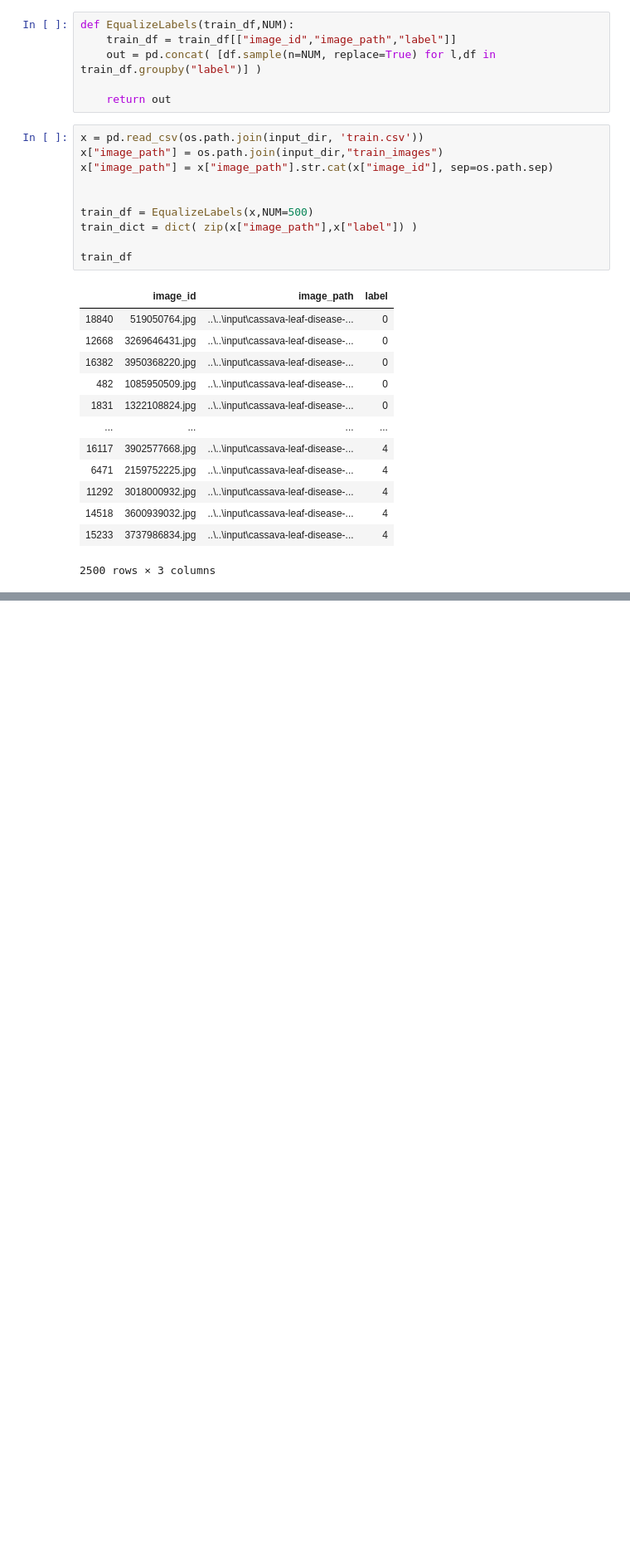
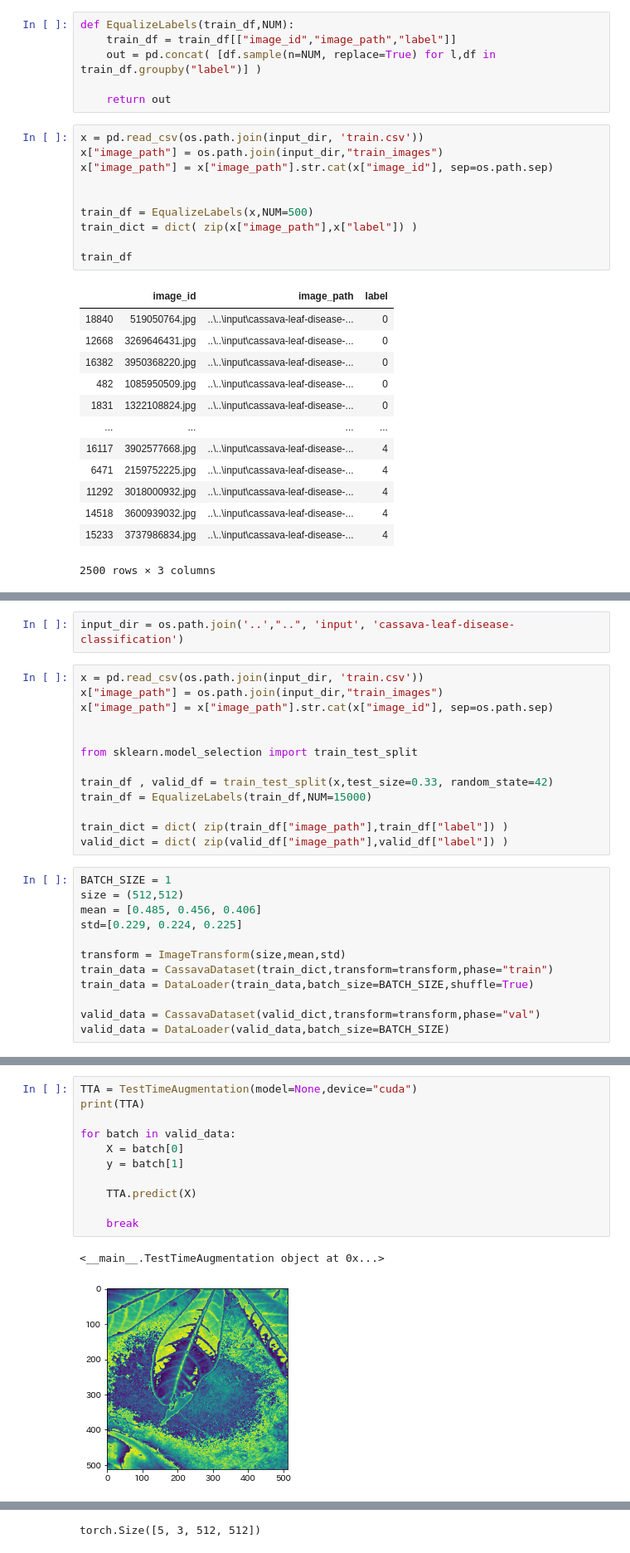
Before and after one commit to Tlab2019/Cassava_Leaf_Disease_Classification, a Jupyter notebook: TYonezu/output/working/function_test.ipynb, the cells around one changed output, grey strips where cells are left out. Shown at 83% size. Drawn from its saved outputs; the diff is of its cells as text; blank space fills up the shorter version.

```diff
--- a/TYonezu/output/working/function_test.ipynb
+++ b/TYonezu/output/working/function_test.ipynb
@@ -68,0 +92,27 @@ train_df
+# %%
+input_dir = os.path.join('..',"..", 'input', 'cassava-leaf-disease-classification')
+# %%
+x = pd.read_csv(os.path.join(input_dir, 'train.csv'))
+x["image_path"] = os.path.join(input_dir,"train_images")
+x["image_path"] = x["image_path"].str.cat(x["image_id"], sep=os.path.sep)
+
+
+from sklearn.model_selection import train_test_split
+
+train_df , valid_df = train_test_split(x,test_size=0.33, random_state=42)
+train_df = EqualizeLabels(train_df,NUM=15000)
+
+train_dict = dict( zip(train_df["image_path"],train_df["label"]) )
+valid_dict = dict( zip(valid_df["image_path"],valid_df["label"]) )
+# %%
+BATCH_SIZE = 1
+size = (512,512)
+mean = [0.485, 0.456, 0.406]
+std=[0.229, 0.224, 0.225]
+
+transform = ImageTransform(size,mean,std)
+train_data = CassavaDataset(train_dict,transform=transform,phase="train")
+train_data = DataLoader(train_data,batch_size=BATCH_SIZE,shuffle=True)
+
+valid_data = CassavaDataset(valid_dict,transform=transform,phase="val")
+valid_data = DataLoader(valid_data,batch_size=BATCH_SIZE)
@@ -68,0 +171,14 @@ train_df
+# %%
+TTA = TestTimeAugmentation(model=None,device="cuda")
+print(TTA)
+
+for batch in valid_data:
+    X = batch[0]
+    y = batch[1]
+
+    TTA.predict(X)
+
+    break
+# %% [output]
+<__main__.TestTimeAugmentation object at 0x...>
+[figure, added]
@@ -68,0 +189 @@ train_df
+torch.Size([5, 3, 512, 512])
```
Also changed, not shown: parts of 6 cells of this notebook, 15 other files.
